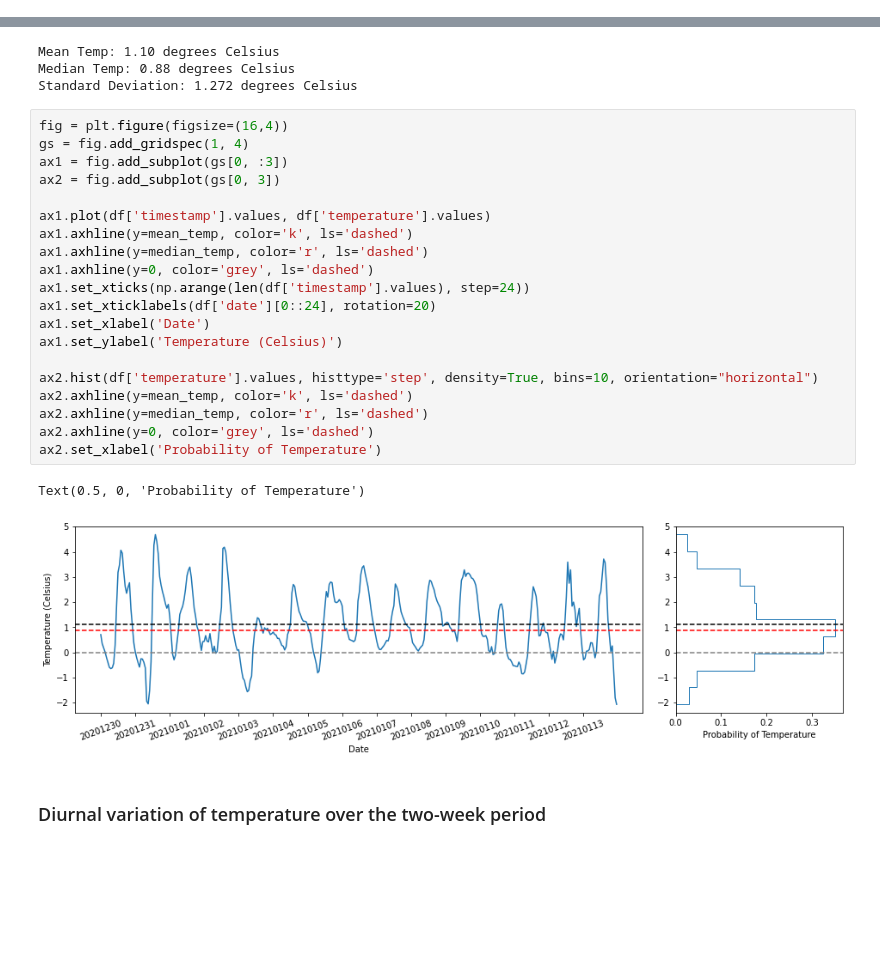
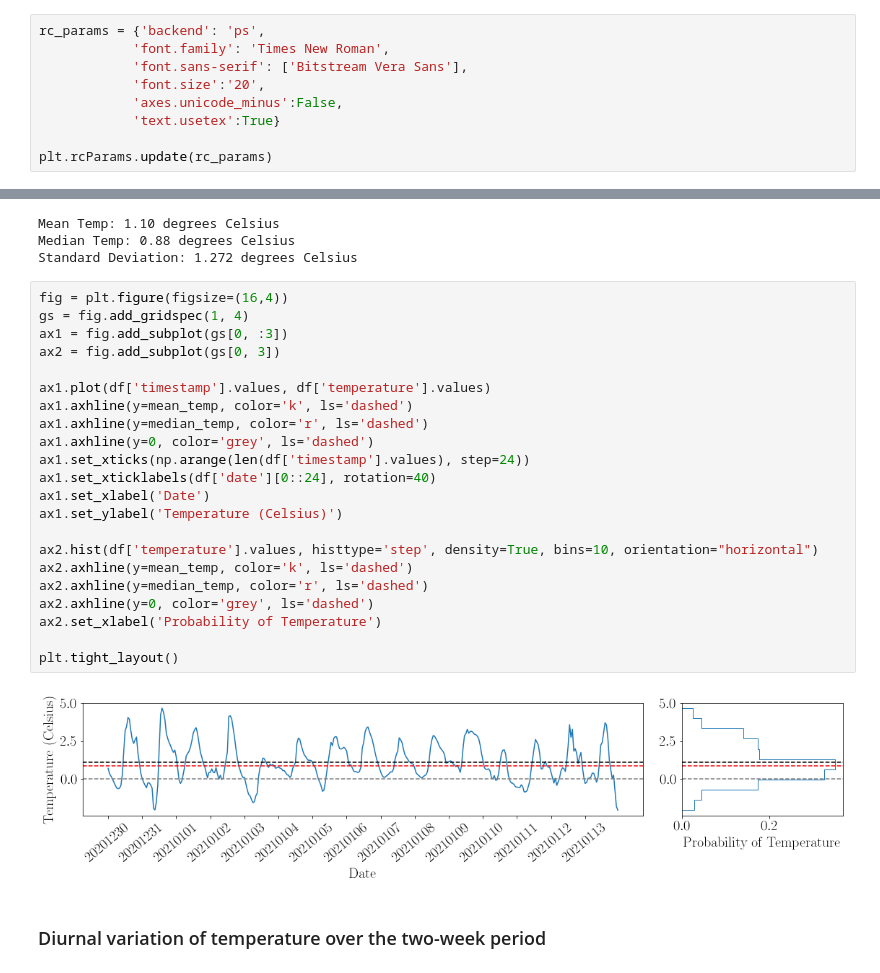
Before and after one commit to abhirup-ghosh/berlin_weather, a Jupyter notebook: berlin_temp_analysis.ipynb, the cells around one changed output, grey strips where cells are left out. Cells and saved outputs as stored; diff of their text form; blank space fills up the shorter version.

```diff
--- a/berlin_temp_analysis.ipynb
+++ b/berlin_temp_analysis.ipynb
@@ -24,6 +24,15 @@ The turn of the year 2020-21 was one where Berlin was cold, wet and perenially o
 import numpy as np
 import pandas as pd
 import matplotlib.pyplot as plt
+# %%
+rc_params = {'backend': 'ps',
+            'font.family': 'Times New Roman',
+            'font.sans-serif': ['Bitstream Vera Sans'],
+            'font.size':'20',
+            'axes.unicode_minus':False,
+            'text.usetex':True}
+
+plt.rcParams.update(rc_params)
 # %%
 df = pd.read_csv('berlin_temp_dataexport_20210113T123203_reduced.csv')
 # %%
@@ -49,26 +58,27 @@ Standard Deviation: 1.272 degrees Celsius
 # %%
 fig = plt.figure(figsize=(16,4))
 gs = fig.add_gridspec(1, 4)
 ax1 = fig.add_subplot(gs[0, :3])
 ax2 = fig.add_subplot(gs[0, 3])
 
 ax1.plot(df['timestamp'].values, df['temperature'].values)
 ax1.axhline(y=mean_temp, color='k', ls='dashed')
 ax1.axhline(y=median_temp, color='r', ls='dashed')
 ax1.axhline(y=0, color='grey', ls='dashed')
 ax1.set_xticks(np.arange(len(df['timestamp'].values), step=24))
-ax1.set_xticklabels(df['date'][0::24], rotation=20)
+ax1.set_xticklabels(df['date'][0::24], rotation=40)
 ax1.set_xlabel('Date')
 ax1.set_ylabel('Temperature (Celsius)')
 
 ax2.hist(df['temperature'].values, histtype='step', density=True, bins=10, orientation="horizontal")
 ax2.axhline(y=mean_temp, color='k', ls='dashed')
 ax2.axhline(y=median_temp, color='r', ls='dashed')
 ax2.axhline(y=0, color='grey', ls='dashed')
 ax2.set_xlabel('Probability of Temperature')
+
+plt.tight_layout()
 # %% [output]
-Text(0.5, 0, 'Probability of Temperature')
-[figure, old version]
+[figure, new version]
 # %% [markdown]
 ### Diurnal variation of temperature over the two-week period
 # %%
```
Also changed, not shown: parts of 1 cell of this notebook.
